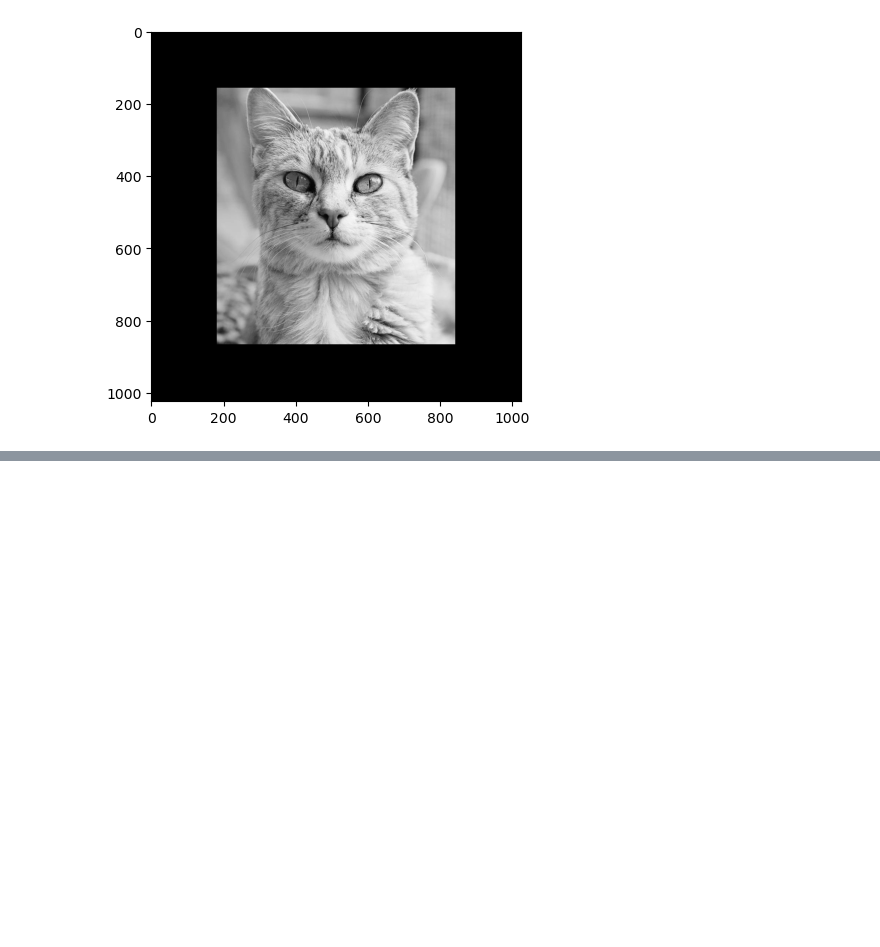
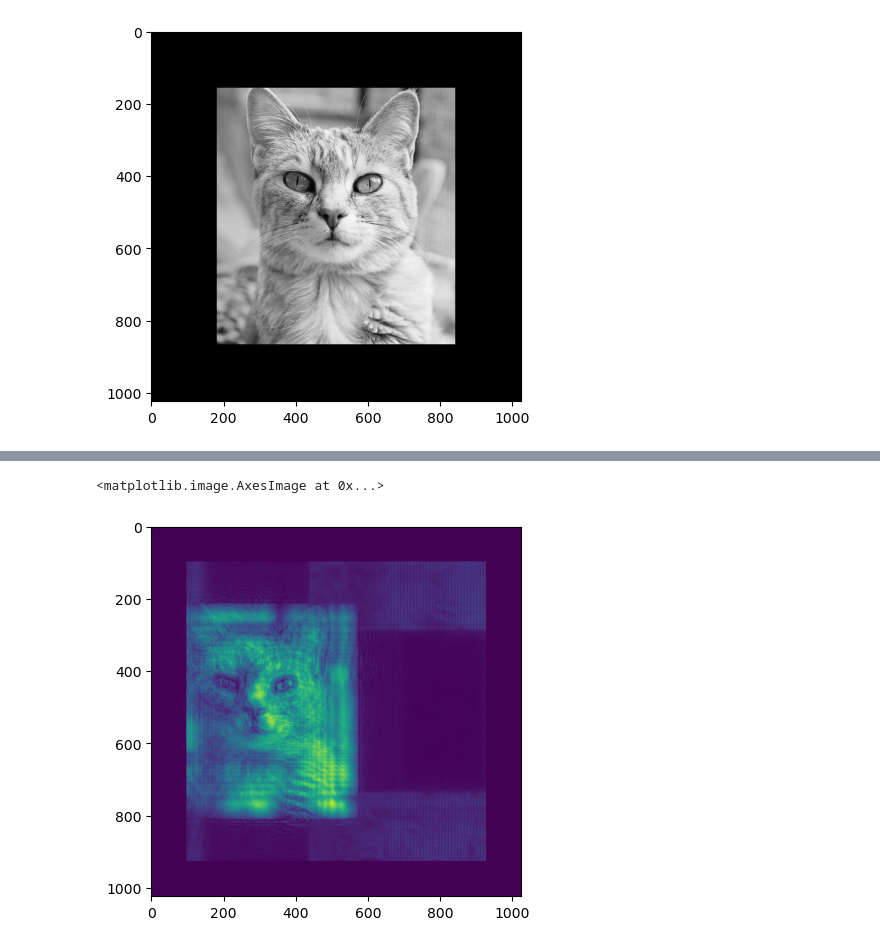
Before and after one commit to rkka02/holography_v0, a Jupyter notebook: test.ipynb, the cells around one changed output, grey strips where cells are left out. Drawn from its saved outputs; the diff is of its cells as text; code cells hidden in the pictures; blank space fills up the shorter version.

```diff
--- a/test.ipynb
+++ b/test.ipynb
@@ -61,0 +37,8 @@ plt.imshow(np.real(phase_1))
+# %%
+recon_plane = wave.Plane.get_wave(shape=(N, N), resolution=5*um, lam=lam, theta_degree=0.1)
+recon = hologram * recon_plane
+recon, dx1 = propagator.Fresnel_propagator.propagate(recon, source_resolution=5*um, lam=lam, z=0.05*m)
+plt.imshow(np.abs(recon))
+# %% [output]
+<matplotlib.image.AxesImage at 0x...>
+[figure, added]
```
Also changed, not shown: parts of 7 cells of this notebook, 7 other files.
